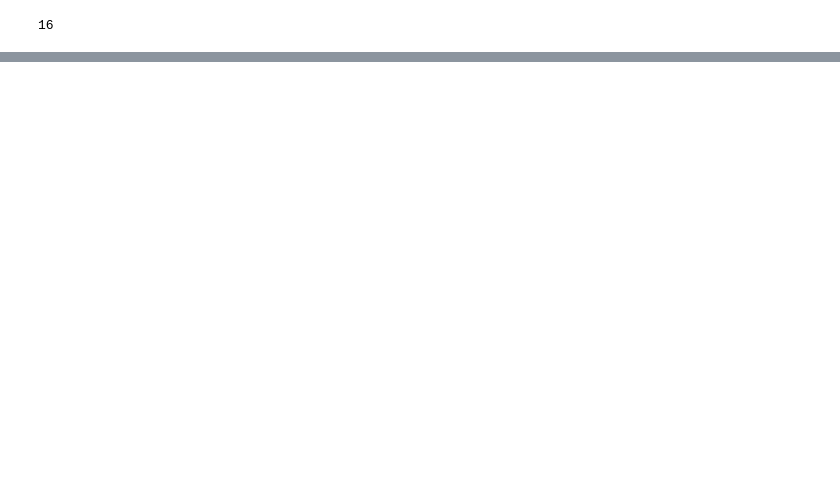
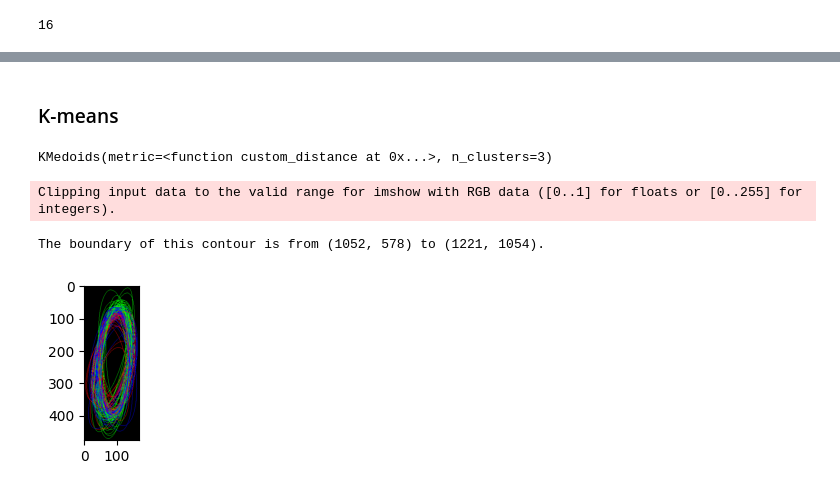
Before and after one commit to pkuxklx/cv_mass, a Jupyter notebook: 2_contour.ipynb, the cells around one changed output, grey strips where cells are left out. Saved outputs shown, nothing was run; the diff lists cells and outputs as text; code cells hidden in the pictures; blank space fills up the shorter version.

```diff
--- a/2_contour.ipynb
+++ b/2_contour.ipynb
@@ -82,0 +56,4 @@ plt.show()
+# %%
+# 保存
+for i, cnt in enumerate(new_contours):
+    np.savetxt(fname = f'data/contour/cnt{i}.txt', X = cnt.squeeze())
@@ -82,0 +132,31 @@ plt.show()
+# %% [markdown]
+### K-means
+# %%
+data = np.loadtxt(fname = 'data/ellipse/elps_cnt0_i=417.txt')
+# elps_set = list(map(lambda e: [[e[0], e[1]], [e[2], e[3]], e[4]], data))
+to_cv_elps = lambda e: [[e[0], e[1]], [e[2], e[3]], e[4]]
+# %%
+def custom_distance(x1, x2):
+    euclidean_distance = np.linalg.norm(x1[:-1] - x2[:-1]) # L2 norm
+    angle_distance = min(abs(x1[-1] - x2[-1]), 180 - abs(x1[-1] - x2[-1]))
+    return (euclidean_distance ** 2 + angle_distance ** 2) ** 0.5
+
+from sklearn_extra.cluster import KMedoids
+kmedoids = KMedoids(n_clusters = 3, metric = custom_distance)
+kmedoids.fit(data)
+# kmedoids.labels_
+# %% [output]
+KMedoids(metric=<function custom_distance at 0x...>, n_clusters=3)
+# %%
+colors = [[255, 0, 0], [0, 255, 0], [0, 0, 255], [255, 255, 0], [255, 0, 255], [0, 255, 255], [128, 128, 128], [0, 0, 0], [128, 0, 128], [255, 165, 0]]
+bkg = np.zeros((*im.shape, 3))
+for i, elps in enumerate(data):
+    elps = to_cv_elps(elps)
+    color = colors[kmedoids.labels_[i]]
+    cv2.ellipse(bkg, elps, color, thickness = 1)
+zoom_show_contour(image_done = bkg)
+# plt.imshow(bkg)
+# %% [output]
+Clipping input data to the valid range for imshow with RGB data ([0..1] for floats or [0..255] for integers).
+The boundary of this contour is from (1052, 578) to (1221, 1054).
+[figure, added]
```
Also changed, not shown: parts of 20 cells of this notebook, 18 other files.
